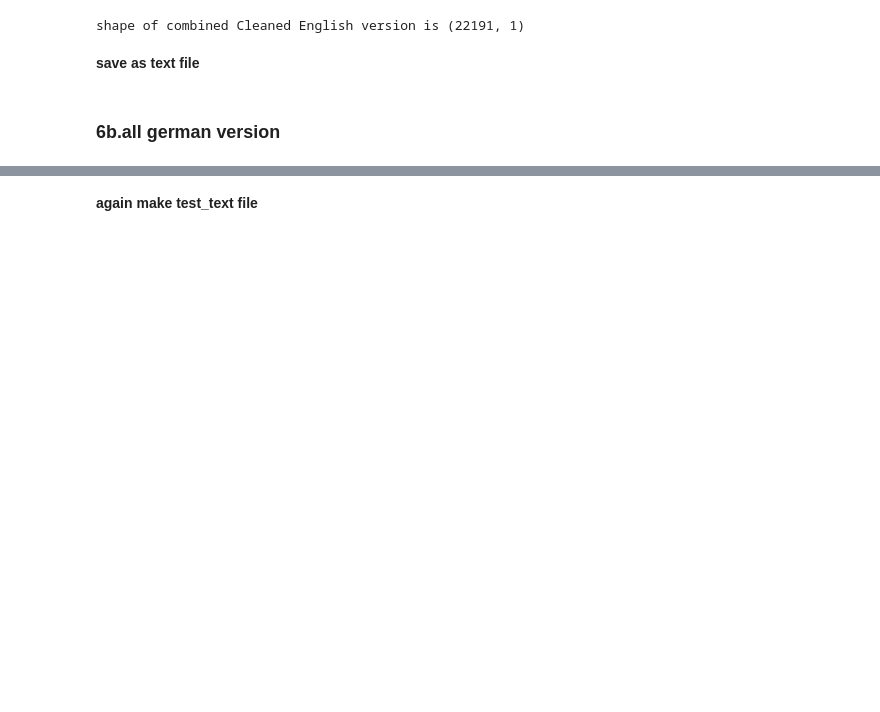
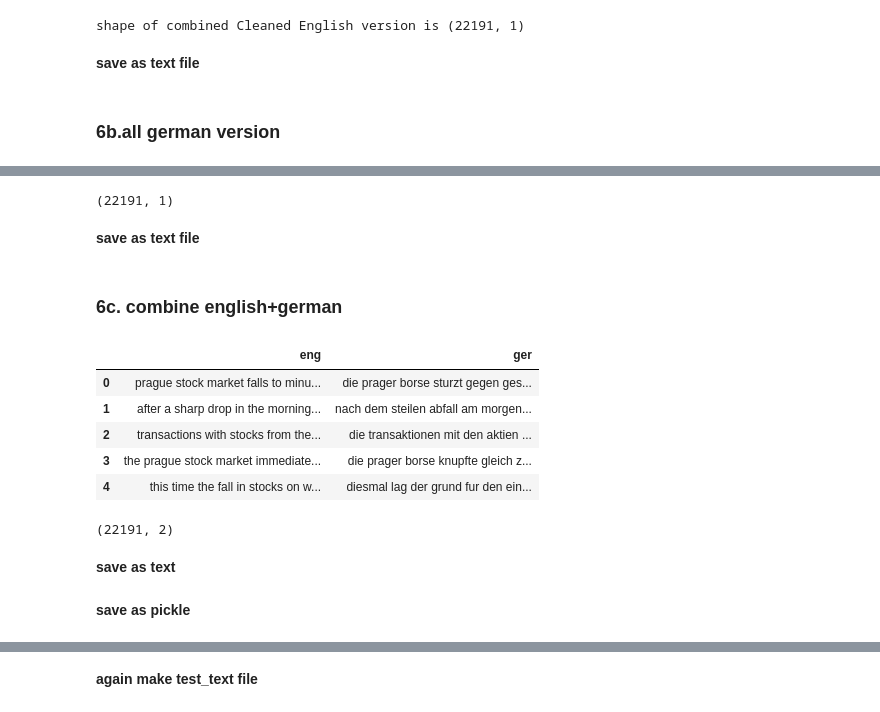
Before and after one commit to HassanSherwani/Language_Translator, a Jupyter notebook: 0.work.ipynb, the cells around one changed output, grey strips where cells are left out. Drawn from its saved outputs; the diff is of its cells as text; code cells hidden in the pictures; blank space fills up the shorter version.

```diff
--- a/0.work.ipynb
+++ b/0.work.ipynb
@@ -874,0 +1113,3 @@ print('German Vocabulary: %d' % len(vocab))
+# %%
+df_ger_2015=pd.DataFrame(ls_ger_2015, columns=['ger'])
+df_ger_2015.shape
@@ -874,0 +1143,3 @@ print('German Vocabulary: %d' % len(vocab))
+# %%
+ls_ger_2016= pd.read_pickle('german2016.pkl')
+type(ls_ger_2016)
@@ -874,0 +1164,6 @@ print('German Vocabulary: %d' % len(vocab))
+# %%
+df_ger_all.shape
+# %% [output]
+(22191, 1)
+# %% [markdown]
+**save as text file**
@@ -874,0 +1172,18 @@ print('German Vocabulary: %d' % len(vocab))
+# %% [markdown]
+### 6c. combine english+german
+# %%
+df_combine=pd.concat([df_eng_all,df_ger_all], axis=1, join='inner') # to adjust automatically row labels i.e index
+df_combine.head(5)
+# %% [output]
+|  | eng | ger |
+| 0 | prague stock market falls to minu... | die prager borse sturzt gegen ges... |
+| 1 | after a sharp drop in the morning... | nach dem steilen abfall am morgen... |
+| 2 | transactions with stocks from the... | die transaktionen mit den aktien ... |
+| 3 | the prague stock market immediate... | die prager borse knupfte gleich z... |
+| 4 | this time the fall in stocks on w... | diesmal lag der grund fur den ein... |
+# %%
+df_combine.shape
+# %% [output]
+(22191, 2)
+# %% [markdown]
+**save as text**
@@ -874,0 +1192,2 @@ print('German Vocabulary: %d' % len(vocab))
+# %% [markdown]
+**save as pickle**
```
Also changed, not shown: parts of 60 cells of this notebook.
